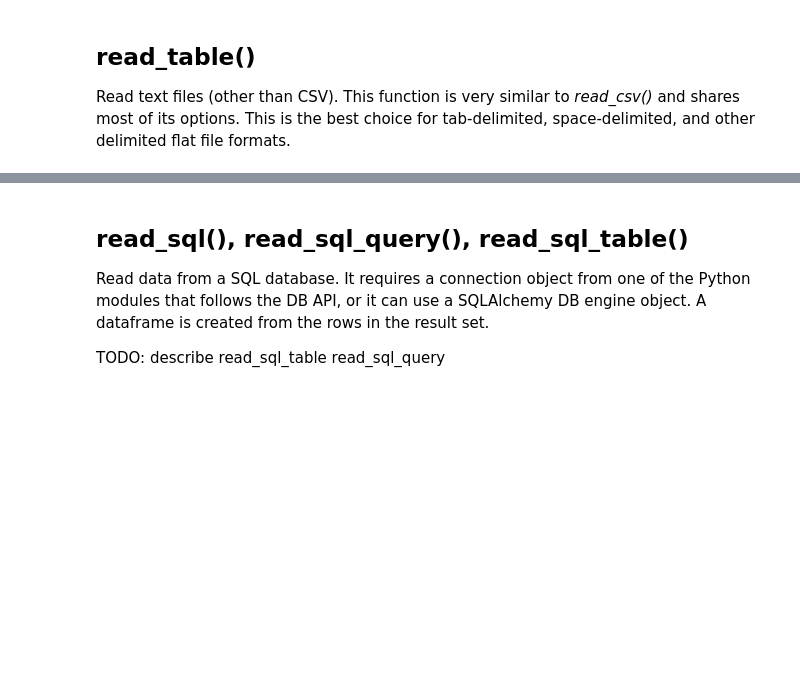
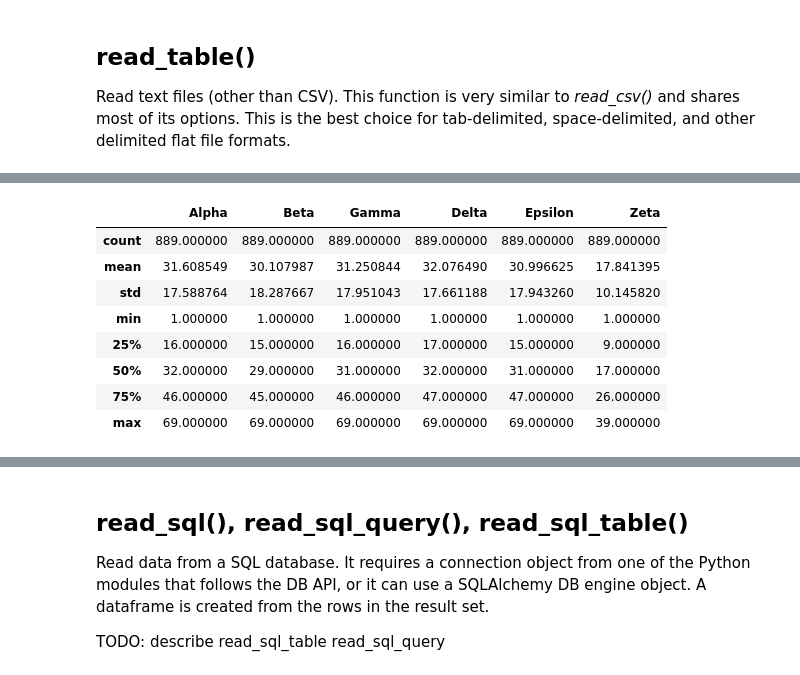
Before and after one commit to tarment10/scientists_class_bettis, a Jupyter notebook: NOTEBOOKS/Pandas_Input_Demo.ipynb, the cells around one changed output, grey strips where cells are left out. Cells and saved outputs as stored; diff of their text form; code cells hidden in the pictures; blank space fills up the shorter version.

```diff
--- a/NOTEBOOKS/Pandas_Input_Demo.ipynb
+++ b/NOTEBOOKS/Pandas_Input_Demo.ipynb
@@ -37,3 +60,15 @@ df_table.head()
+# %%
+df_table.describe()
+# %% [output]
+|  | Alpha | Beta | Gamma | Delta | Epsilon | Zeta |
+| count | 889.000000 | 889.000000 | 889.000000 | 889.000000 | 889.000000 | 889.000000 |
+| mean | 31.608549 | 30.107987 | 31.250844 | 32.076490 | 30.996625 | 17.841395 |
+| std | 17.588764 | 18.287667 | 17.951043 | 17.661188 | 17.943260 | 10.145820 |
+| min | 1.000000 | 1.000000 | 1.000000 | 1.000000 | 1.000000 | 1.000000 |
+| 25% | 16.000000 | 15.000000 | 16.000000 | 17.000000 | 15.000000 | 9.000000 |
+| 50% | 32.000000 | 29.000000 | 31.000000 | 32.000000 | 31.000000 | 17.000000 |
+| 75% | 46.000000 | 45.000000 | 46.000000 | 47.000000 | 47.000000 | 26.000000 |
+| max | 69.000000 | 69.000000 | 69.000000 | 69.000000 | 69.000000 | 39.000000 |
 # %%
 df_table.plot(kind='scatter', x='Alpha', y='Zeta')
 # %% [output]
```
Also changed, not shown: parts of 15 cells of this notebook, 14 other files.
